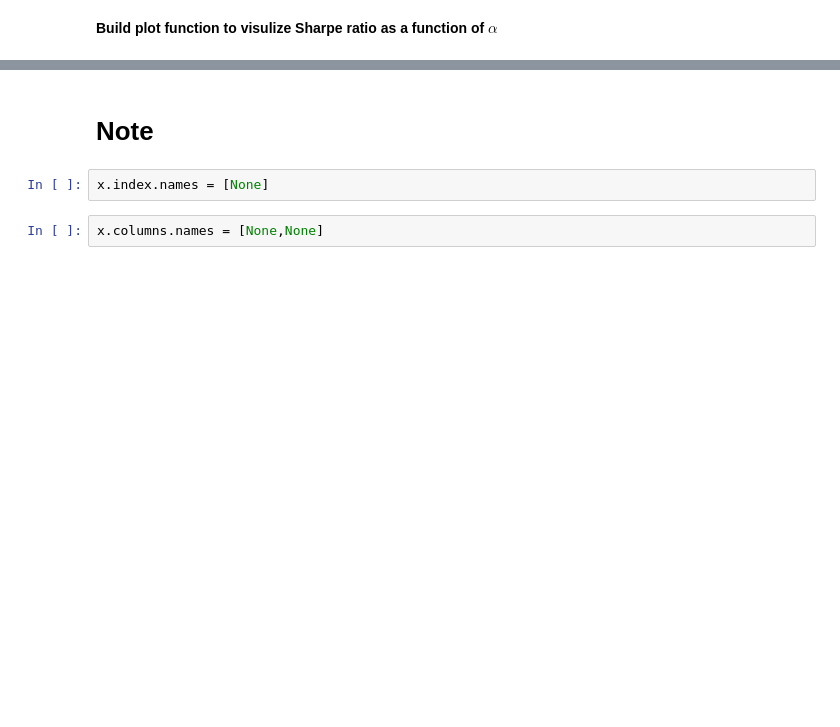
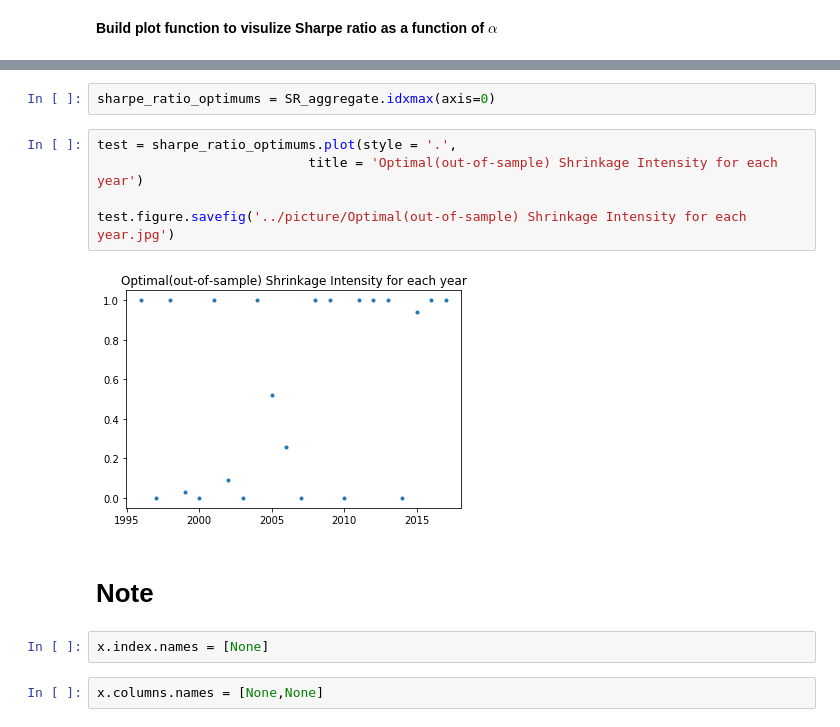
Before and after one commit to ChengLuFred/Portfolio-Selection-via-TBN, a Jupyter notebook: supplement/subject_exam.ipynb, the cells around one changed output, grey strips where cells are left out. Drawn from its saved outputs; the diff is of its cells as text; blank space fills up the shorter version.

```diff
--- a/supplement/subject_exam.ipynb
+++ b/supplement/subject_exam.ipynb
@@ -377,3 +413,12 @@ sharpe_ratio_show(SR, file_name)
+# %%
+sharpe_ratio_optimums = SR_aggregate.idxmax(axis=0)
+# %%
+test = sharpe_ratio_optimums.plot(style = '.',
+                           title = 'Optimal(out-of-sample) Shrinkage Intensity for each year')
+
+test.figure.savefig('../picture/Optimal(out-of-sample) Shrinkage Intensity for each year.jpg')
+# %% [output]
+[figure, added]
 # %% [markdown]
 # Note
 # %%
```
Also changed, not shown: parts of 16 cells of this notebook, 4 other files.
